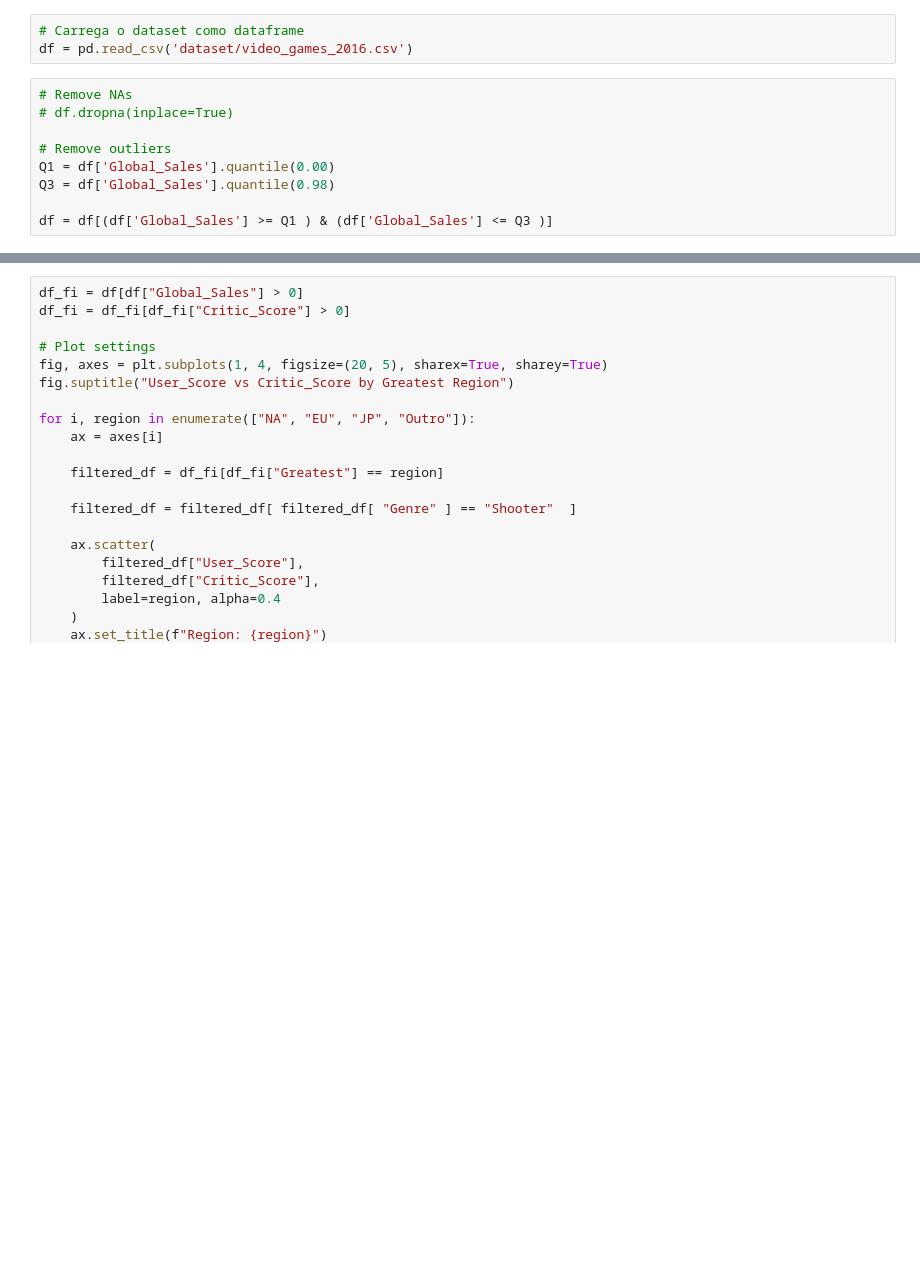
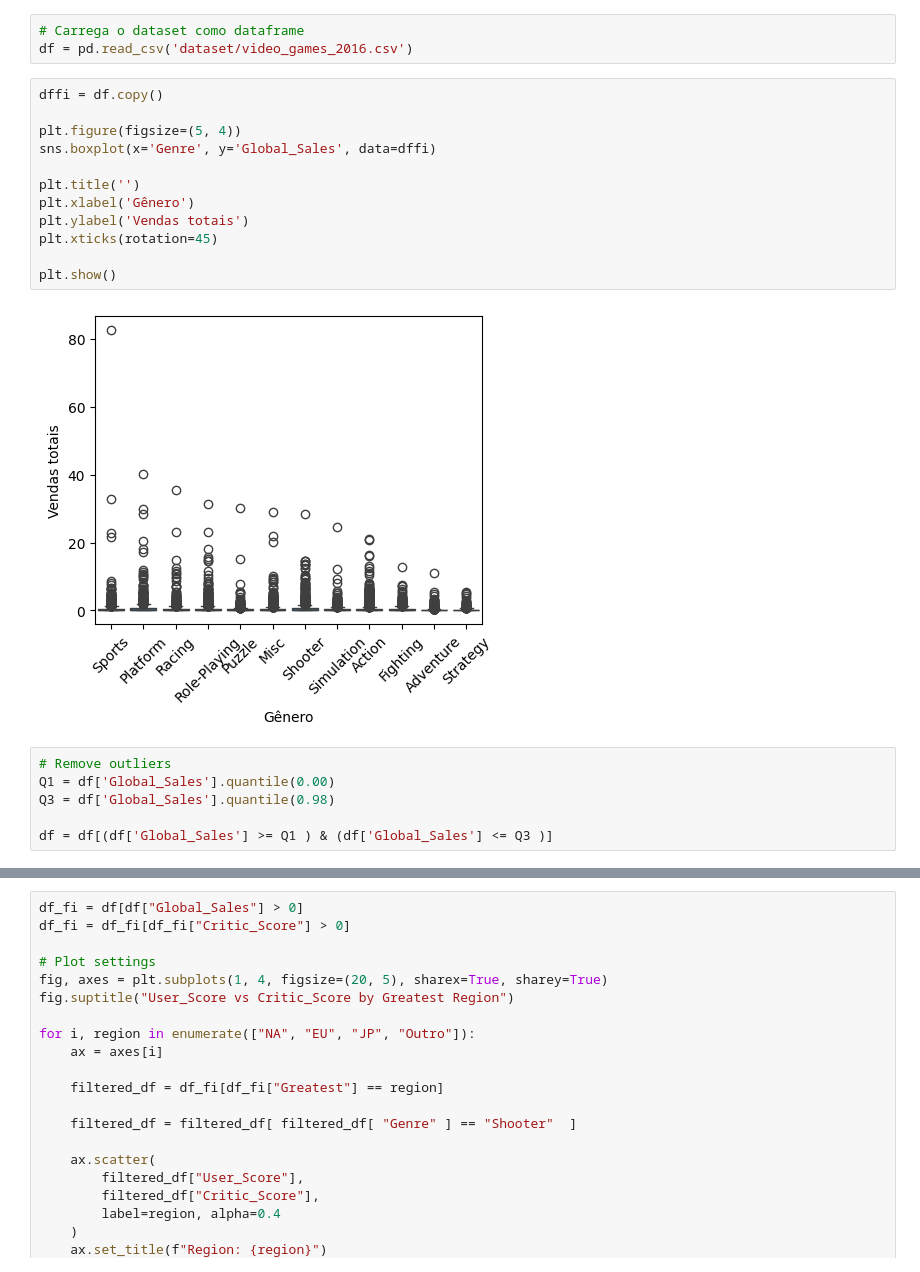
Before and after one commit to wolke412/topicos-4, a Jupyter notebook: observations.ipynb, the cells around one changed output, grey strips where cells are left out. Cells and saved outputs as stored; diff of their text form; blank space fills up the shorter version.

```diff
--- a/observations.ipynb
+++ b/observations.ipynb
@@ -7,10 +7,21 @@ import matplotlib.pyplot as plt
 # %%
 # Carrega o dataset como dataframe
 df = pd.read_csv('dataset/video_games_2016.csv')
+# %%
+dffi = df.copy()
+
+plt.figure(figsize=(5, 4))
+sns.boxplot(x='Genre', y='Global_Sales', data=dffi)
+
+plt.title('')
+plt.xlabel('Gênero')
+plt.ylabel('Vendas totais')
+plt.xticks(rotation=45)
+
+plt.show()
+# %% [output]
+[figure, added]
 # %%
-# Remove NAs
-# df.dropna(inplace=True)
-
 # Remove outliers
 Q1 = df['Global_Sales'].quantile(0.00)
 Q3 = df['Global_Sales'].quantile(0.98)
```
Also changed, not shown: parts of 9 cells of this notebook.
